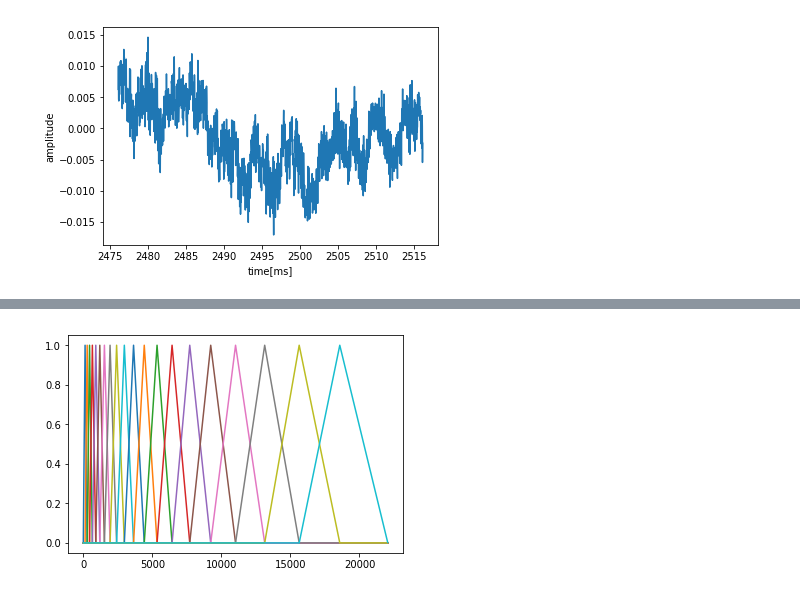
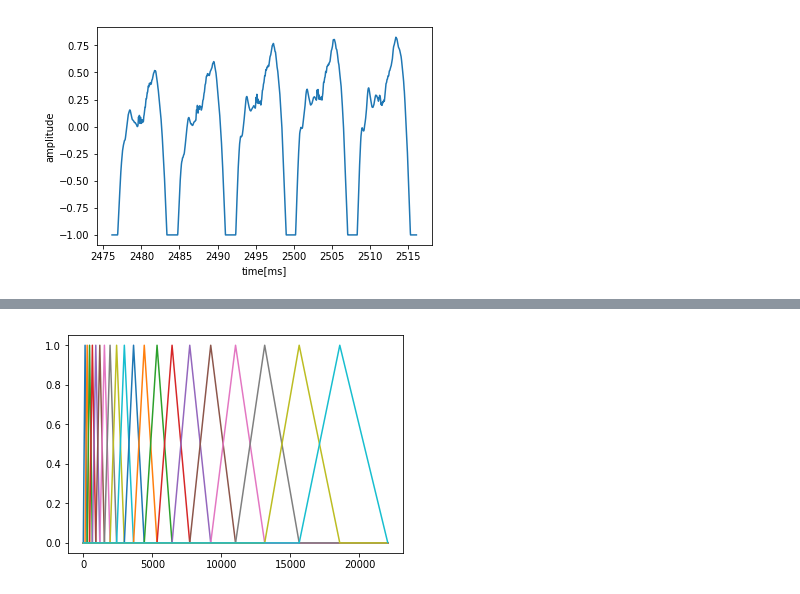
Before and after one commit to rem-s/Duck, a Jupyter notebook: record_py.ipynb, the cells around one changed output, grey strips where cells are left out. Cells and saved outputs as stored; diff of their text form; code cells hidden in the pictures.

```diff
--- a/record_py.ipynb
+++ b/record_py.ipynb
@@ -150,35 +165,35 @@ plt.show()
 # %%
 import wave
 import numpy as np
 from pylab import *
 
 def wav_read(filename):
     wf = wave.open(filename, "rb")
     fs = wf.getframerate()
     x = wf.readframes(wf.getnframes())
     x = np.frombuffer(x, dtype="int16")/32768.0 #(-1,1)にnormalize
     wf.close()
     return x, float(fs)
 
 if __name__ == "__main__":
     #音声をロード
-    wav, fs = wav_read("record.wav")
+    wav, fs = wav_read("record0.wav")
     t = np.arange(0.0, len(wav)/fs, 1/fs)
 
     #音声波形の中心部を切り出す
     center = len(wav)//2
     cuttime = 0.04
     wavdata = wav[center-int(cuttime/2*fs):center+int(cuttime/2*fs)]
     time = t[center-int(cuttime/2*fs):center+int(cuttime/2*fs)]
 
     #波形をプロット
     plot(time*1000, wavdata)
     xlabel("time[ms]")
     ylabel("amplitude")
     savefig("waveform.png")
     show()
 # %% [output]
-[figure, old version]
+[figure, new version]
 # %%
 import scipy.signal
 
```
Also changed, not shown: parts of 10 cells of this notebook.
